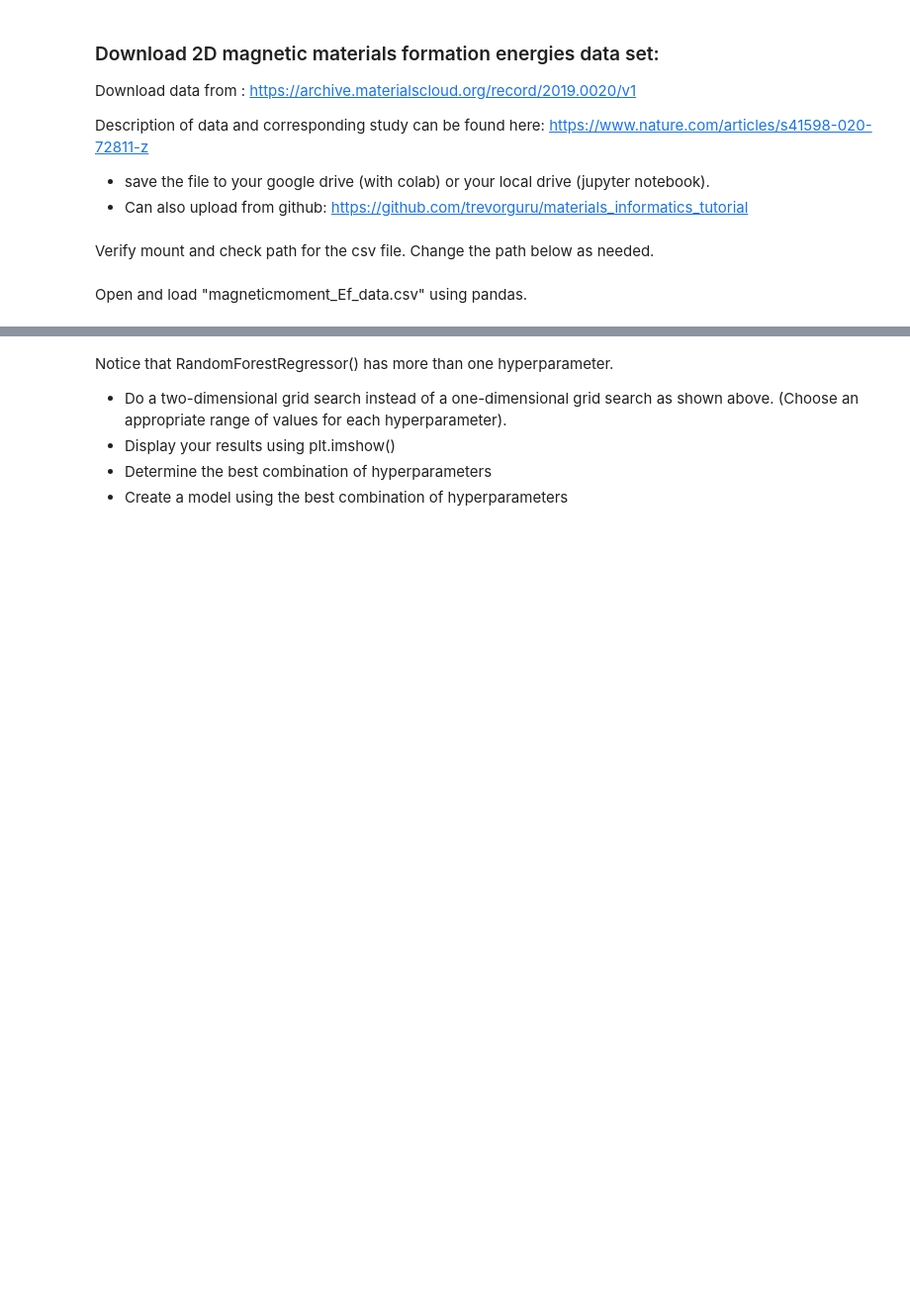
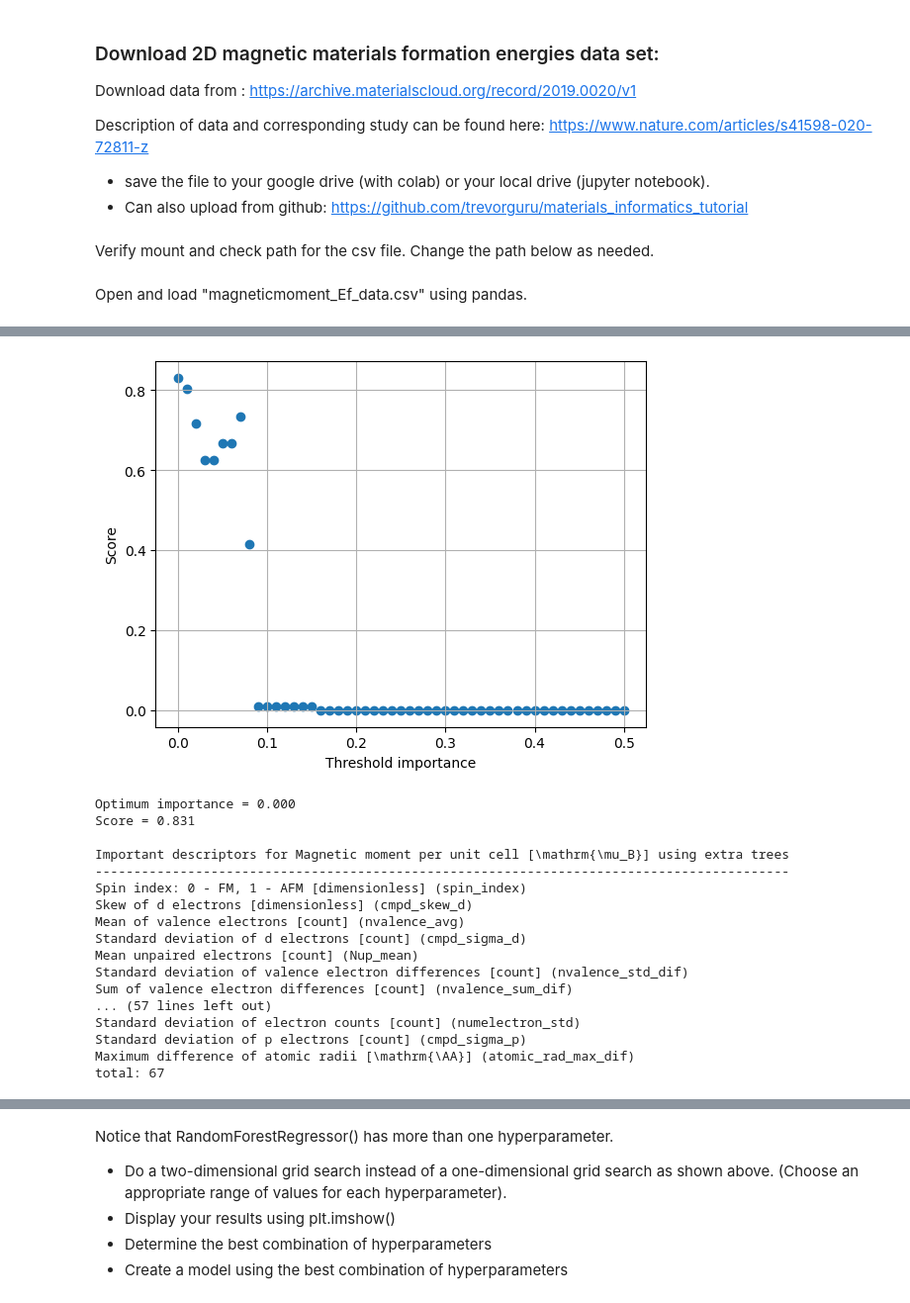
Before and after one commit to TingwenZhang/magnetic-materials-2d, a Jupyter notebook: src/notebooks/ML_2D_working.ipynb, the cells around one changed output, grey strips where cells are left out. Shown at 99% size. Drawn from its saved outputs; the diff is of its cells as text; code cells hidden in the pictures; blank space fills up the shorter version.

```diff
--- a/src/notebooks/ML_2D_working.ipynb
+++ b/src/notebooks/ML_2D_working.ipynb
@@ -159 +564,29 @@ important_descriptors_magnetic_moment_et = important_descriptors(numeric_df,
+# %%
+optimum_importance_descriptors_magnetic_moment_et = optimum_importance(numeric_df,
+                                                                        important_descriptors_magnetic_moment_et,
+                                                                        ExtraTreesRegressor(random_state = RANDOM_STATE),
+                                                                        magnetic_moment_map["label"])
+print_important_descriptors(optimum_importance_descriptors_magnetic_moment_et,
+                       column_meaning_map,
+                       magnetic_moment_map["label"],
+                       "extra trees")
+# %% [output]
+[figure, added]
+Optimum importance = 0.000
+Score = 0.831
+
+Important descriptors for Magnetic moment per unit cell [\mathrm{\mu_B}] using extra trees
+------------------------------------------------------------------------------------------
+Spin index: 0 - FM, 1 - AFM [dimensionless] (spin_index)
+Skew of d electrons [dimensionless] (cmpd_skew_d)
+Mean of valence electrons [count] (nvalence_avg)
+Standard deviation of d electrons [count] (cmpd_sigma_d)
+Mean unpaired electrons [count] (Nup_mean)
+Standard deviation of valence electron differences [count] (nvalence_std_dif)
+Sum of valence electron differences [count] (nvalence_sum_dif)
+... (57 lines left out)
+Standard deviation of electron counts [count] (numelectron_std)
+Standard deviation of p electrons [count] (cmpd_sigma_p)
+Maximum difference of atomic radii [\mathrm{\AA}] (atomic_rad_max_dif)
+total: 67
 # %%
```
Also changed, not shown: parts of 40 cells of this notebook, 2 other files.
